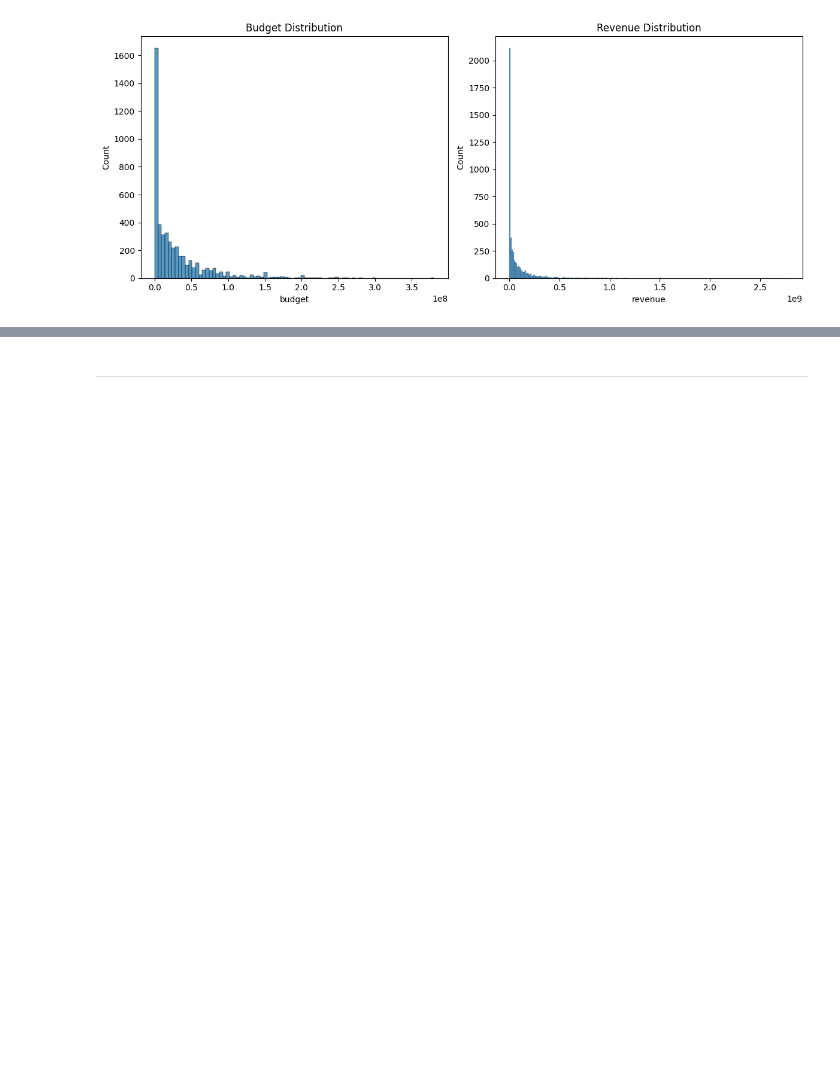
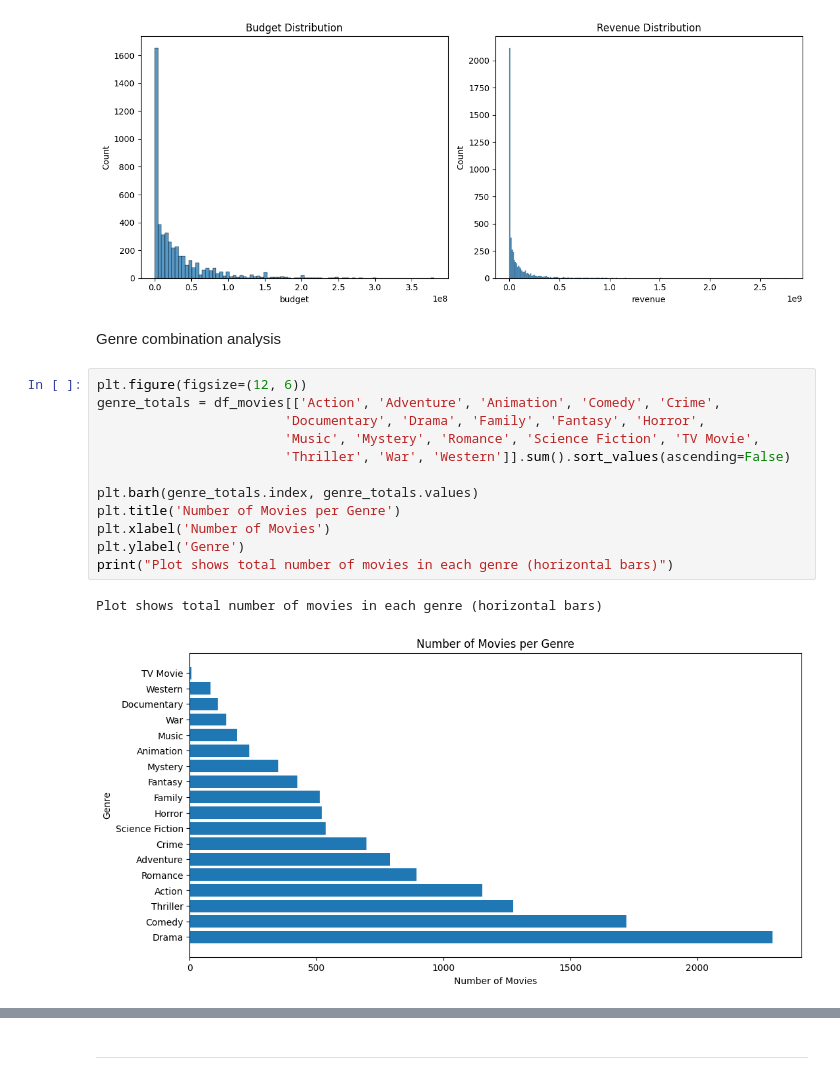
Before and after one commit to Agnieszkalukasiak/Film_Hit_prediction, a Jupyter notebook: jupyter_notebooks/Film_success_study.ipynb, the cells around one changed output, grey strips where cells are left out. Cells and saved outputs as stored; diff of their text form; blank space fills up the shorter version.

```diff
--- a/jupyter_notebooks/Film_success_study.ipynb
+++ b/jupyter_notebooks/Film_success_study.ipynb
@@ -310,3 +294,20 @@ print("Plot should display distributions")
 # %% [output]
 Plot should display distributions
 [figure]
+# %% [markdown]
+Genre combination analysis
+# %%
+plt.figure(figsize=(12, 6))
+genre_totals = df_movies[['Action', 'Adventure', 'Animation', 'Comedy', 'Crime',
+                        'Documentary', 'Drama', 'Family', 'Fantasy', 'Horror',
+                        'Music', 'Mystery', 'Romance', 'Science Fiction', 'TV Movie',
+                        'Thriller', 'War', 'Western']].sum().sort_values(ascending=False)
+
+plt.barh(genre_totals.index, genre_totals.values)
+plt.title('Number of Movies per Genre')
+plt.xlabel('Number of Movies')
+plt.ylabel('Genre')
+print("Plot shows total number of movies in each genre (horizontal bars)")
+# %% [output]
+Plot shows total number of movies in each genre (horizontal bars)
+[figure, added]
```
Also changed, not shown: parts of 13 cells of this notebook.
